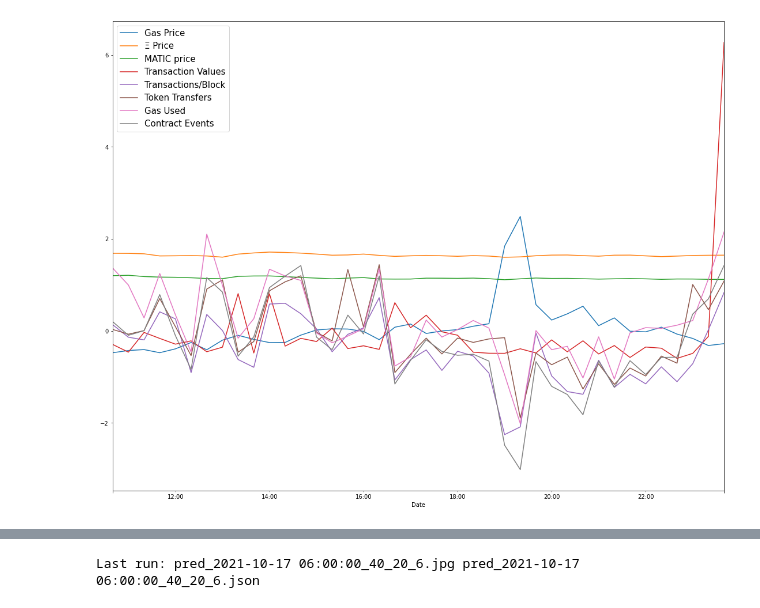
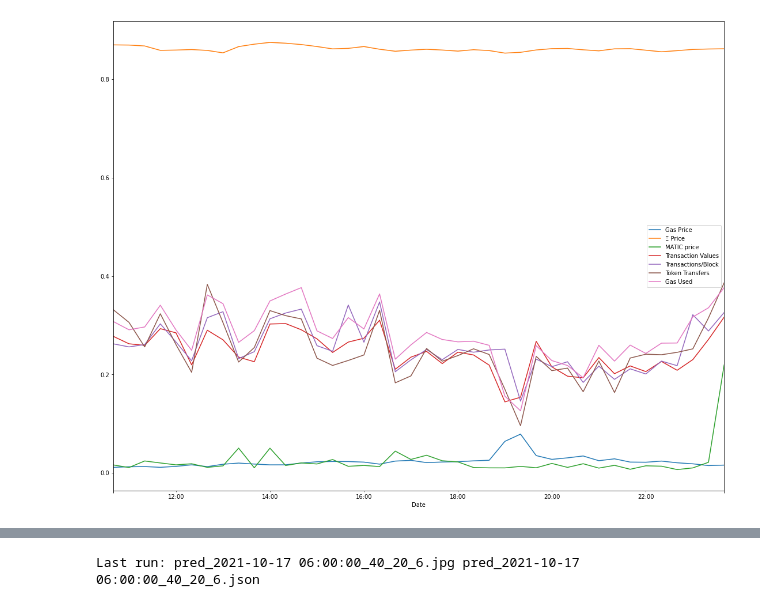
Before and after one commit to andrasfe/ethgas, a Jupyter notebook: deepar_eth_gas.ipynb, the cells around one changed output, grey strips where cells are left out. Drawn from its saved outputs; the diff is of its cells as text; code cells hidden in the pictures.

```diff
--- a/deepar_eth_gas.ipynb
+++ b/deepar_eth_gas.ipynb
@@ -79,6 +109,7 @@ names.append('logs')
 # %%
 def normalize_df(df):
-    return (df-df.mean())/df.std()
+    # return (df-df.mean())/df.std()
+    return (df-df.min())/(df.max()-df.min())
 # %%
 ENABLE_FEATURES = True
 RUN_MODEL = False
@@ -120,14 +151,19 @@ for i in range(len(features)):
     test_features.append(features[i][features[i].index[deep_ds.shape[0] - test_cnt + 1]:end])
 # %%
 RANGE = DELTA
+column_names = ['Gas Price', 'Ξ Price', 'MATIC price', 'Transaction Values', 'Transactions/Block', 'Token Transfers', 'Gas Used', 'Contract Events']
 fig, ax = plt.subplots(1, 1, figsize=(19, 15))
 ns = normalize_df(deep_ds)
+correlation_df = pd.DataFrame(ns[-RANGE:])
+correlation_df.columns = [column_names[0]]
 ns[-RANGE:].plot(ax=ax)
 for i in range(len(features)):
     features[i][-RANGE:].plot(ax=ax)
+    correlation_df[column_names[i + 1]] = features[i][-RANGE:]
 
 # fig.suptitle('Normalized Feature Values', fontsize=20)
-plt.legend(['Gas Price', 'Ξ Price', 'MATIC price', 'Transaction Values', 'Transactions/Block', 'Token Transfers', 'Gas Used', 'Contract Events'], loc="upper left", prop={'size': 15})
+
+plt.legend(column_names, loc="best", prop={'size': 10})
 plt.show()
 # %% [output]
-[figure, old version]
+[figure, new version]
```
Also changed, not shown: parts of 5 cells of this notebook, 1 other file.
